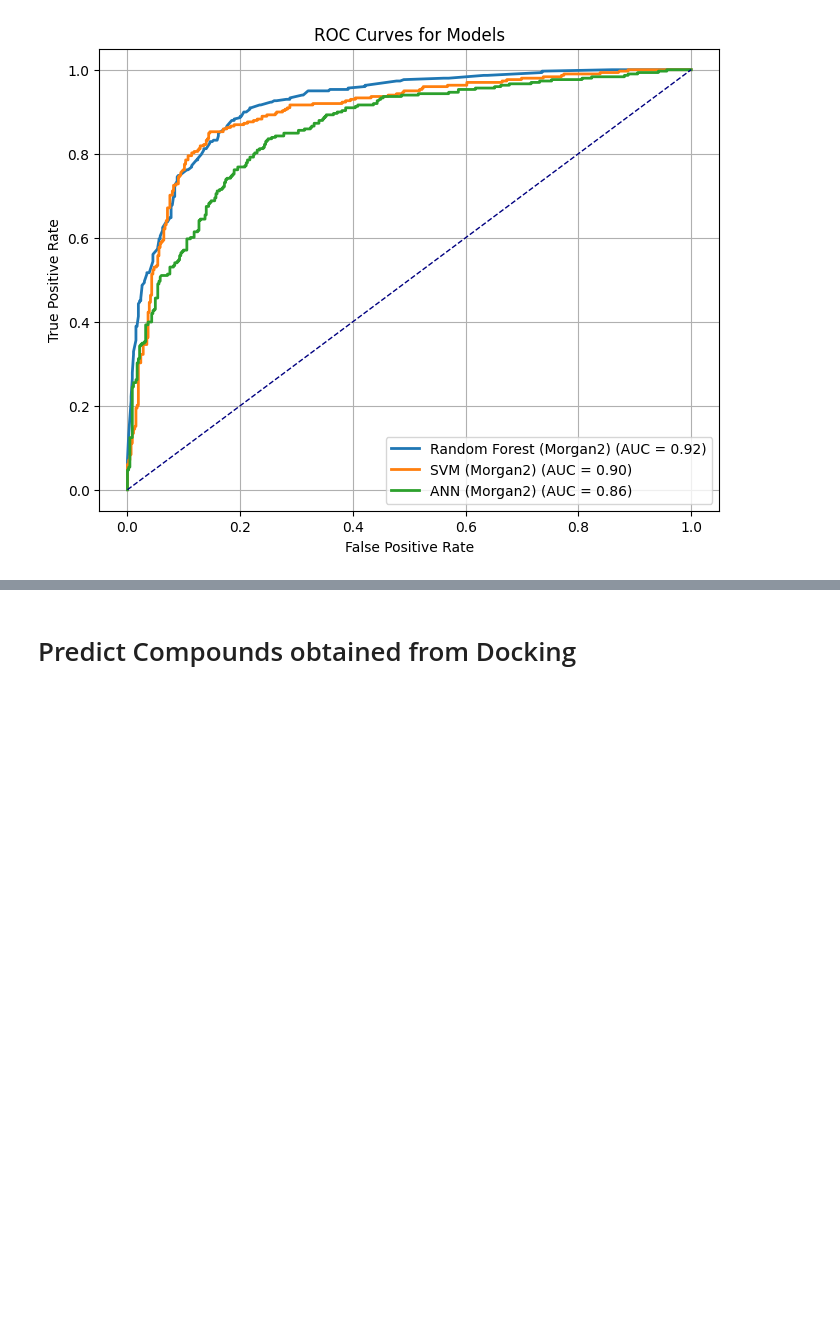
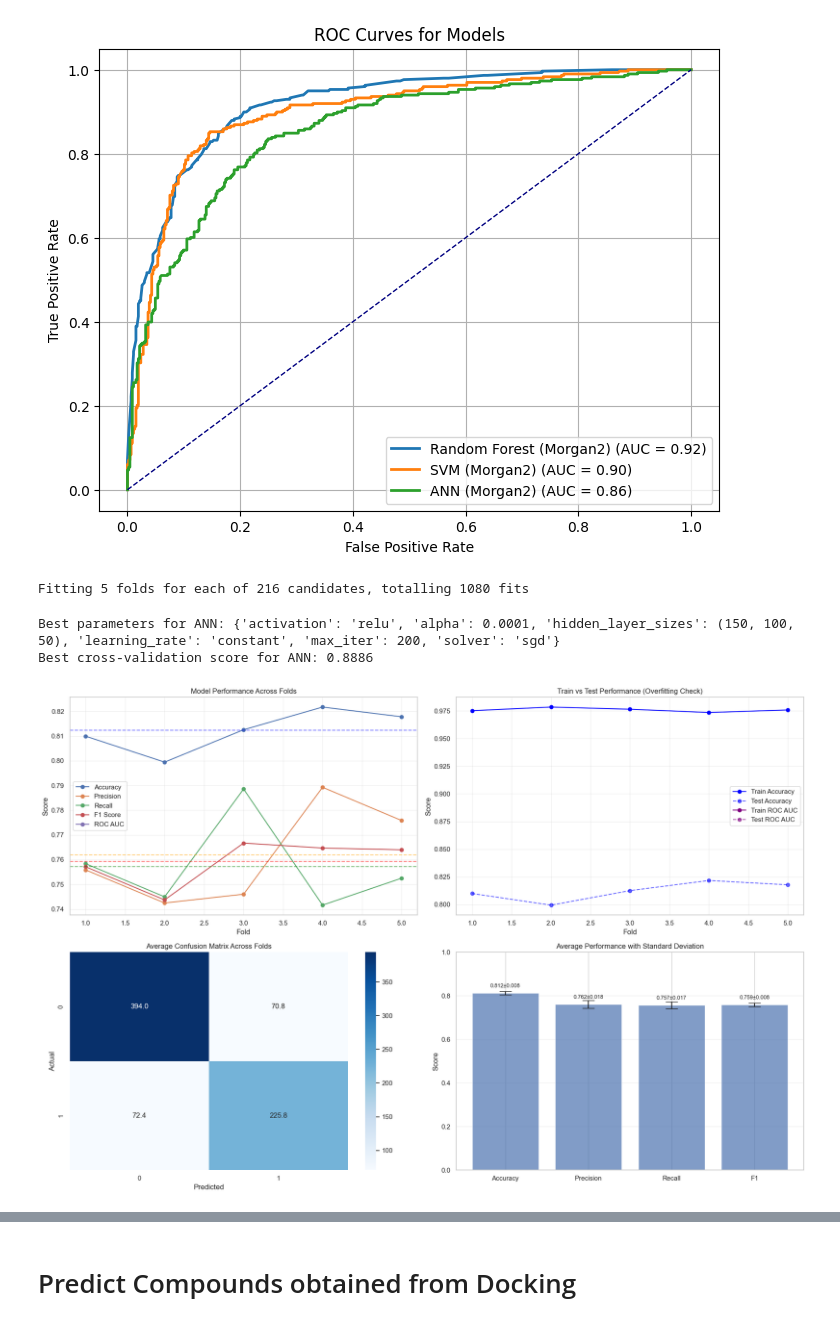
Before and after one commit to LukasMeinschad/mol_mol_pr, a Jupyter notebook: Day_5/machine_learning_lukas.ipynb, the cells around one changed output, grey strips where cells are left out. Drawn from its saved outputs; the diff is of its cells as text; code cells hidden in the pictures; blank space fills up the shorter version.

Commit message:
Machine_Learning Fit

```diff
--- a/Day_5/machine_learning_lukas.ipynb
+++ b/Day_5/machine_learning_lukas.ipynb
@@ -1053,3 +1164,61 @@ plot_roc_curves_for_models(models, static_test_x_morgan2, static_test_y_morgan2,
 # %% [output]
 ROC curve saved as roc_curve_all_morgan2.png
 [figure]
+# %%
+# Set up hyperparameter tuning with GridsearchCV
+
+param_grid = {
+    'hidden_layer_sizes': [(100,), (100, 50), (150, 100, 50)],
+    'activation': ['relu', 'tanh'],
+    'solver': ['adam', 'sgd'],
+    'alpha': [0.0001, 0.001, 0.01],
+    'learning_rate': ['constant', 'adaptive'],
+    'max_iter': [200, 300, 400]
+}
+
+
+mlp = MLPClassifier(random_state=SEED)
+
+grid_search_ann = GridSearchCV(
+    estimator=mlp,
+    param_grid=param_grid,
+    scoring='roc_auc',
+    cv=5,
+    n_jobs=-1,
+    verbose=1
+)
+# Fit the model
+grid_search_ann.fit(static_train_x_morgan2, static_train_y_morgan2)
+
+best_params_ann = grid_search_ann.best_params_
+best_score_ann = grid_search_ann.best_score_
+print(f"Best parameters for ANN: {best_params_ann}")
+print(f"Best cross-validation score for ANN: {best_score_ann:.4f}")
+# %% [output]
+Fitting 5 folds for each of 216 candidates, totalling 1080 fits
+Best parameters for ANN: {'activation': 'relu', 'alpha': 0.0001, 'hidden_layer_sizes': (150, 100, 50), 'learning_rate': 'constant', 'max_iter': 200, 'solver': 'sgd'}
+Best cross-validation score for ANN: 0.8886
+# %%
+# Make best_model with grid parameters and make k-fold validation
+
+best_model_ann = MLPClassifier(
+    hidden_layer_sizes=best_params_ann['hidden_layer_sizes'],
+    activation=best_params_ann['activation'],
+    solver=best_params_ann['solver'],
+    alpha=best_params_ann['alpha'],
+    learning_rate=best_params_ann['learning_rate'],
+    max_iter=best_params_ann['max_iter'],
+    random_state=SEED
+)
+# Perform k-fold cross-validation
+cv_results_best_ann = perform_kfold_cv(
+    fingerprint_to_model_morgan2,
+    label_to_model,
+    best_model_ann,
+    k=k,
+    random_state=SEED,
+)
+# Visualize the results
+visualize_cv_results(cv_results_best_ann)
+# %% [output]
+[figure, added]
```
Also changed, not shown: parts of 12 cells of this notebook, 15 other files.
